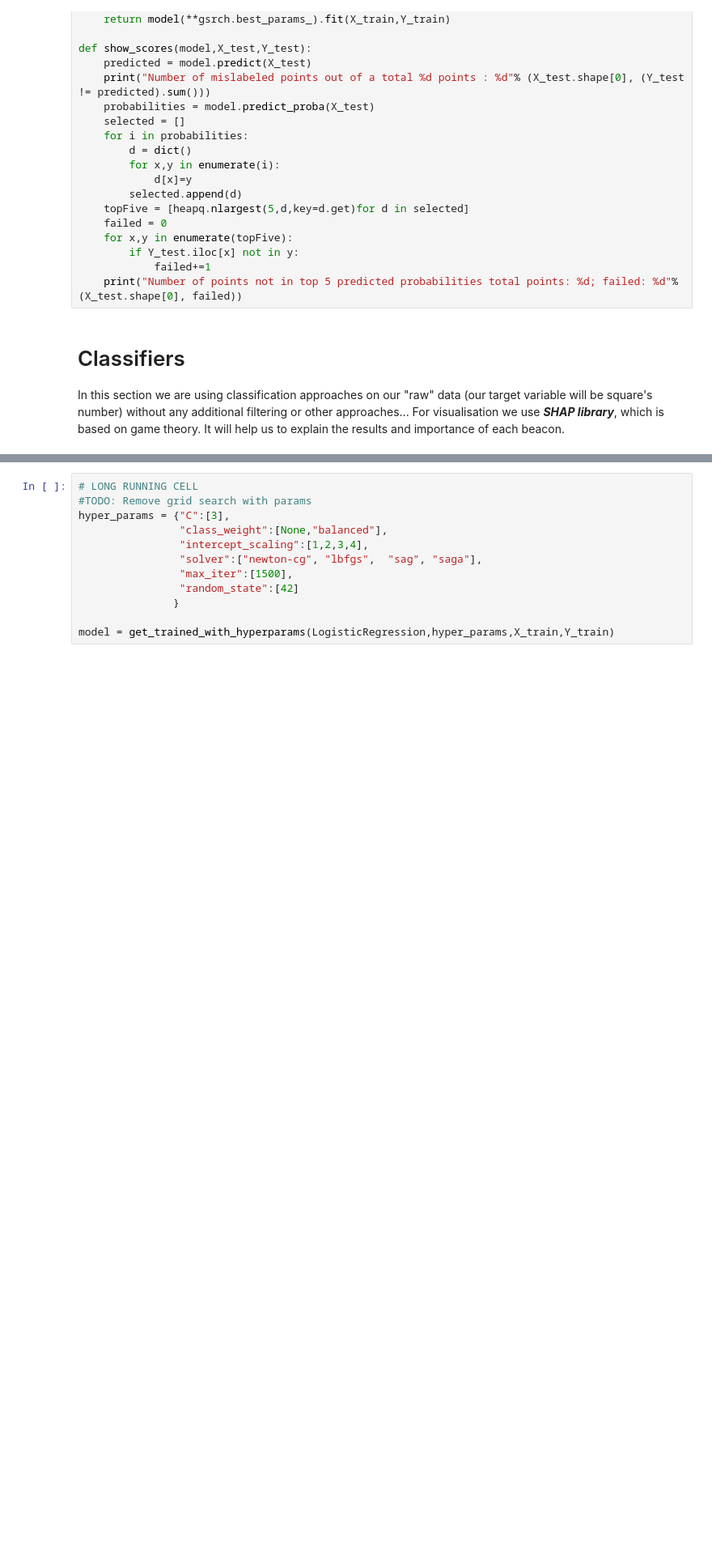
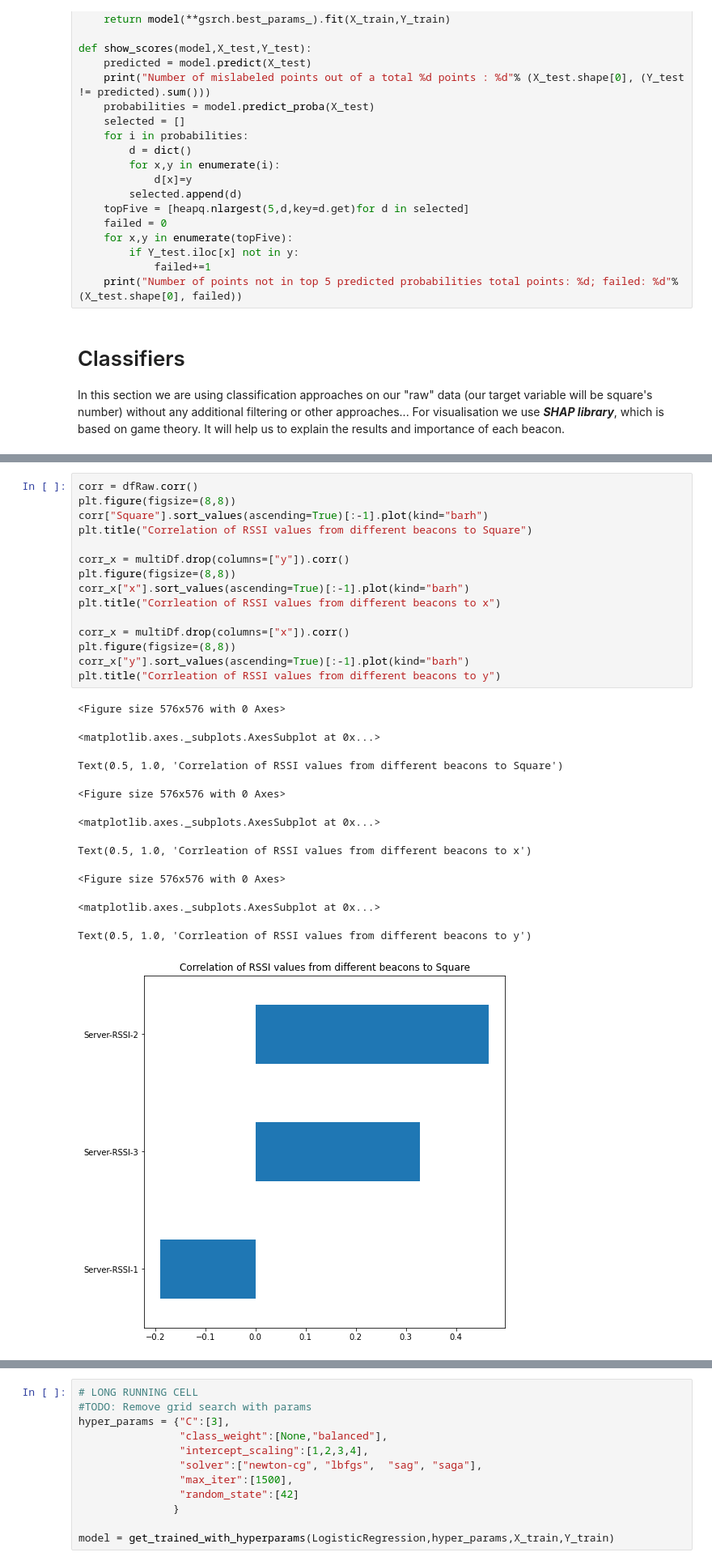
Before and after one commit to Midren/Localization, a Jupyter notebook: fingerprinting_classification.ipynb, the cells around one changed output, grey strips where cells are left out. Shown: that part at 81% size. Cells and saved outputs as stored; diff of their text form; blank space fills up the shorter version.

```diff
--- a/fingerprinting_classification.ipynb
+++ b/fingerprinting_classification.ipynb
@@ -154,0 +164,26 @@ We can observe that data is non-linear on __*correlation matrix*__:
+# %%
+corr = dfRaw.corr()
+plt.figure(figsize=(8,8))
+corr["Square"].sort_values(ascending=True)[:-1].plot(kind="barh")
+plt.title("Correlation of RSSI values from different beacons to Square")
+
+corr_x = multiDf.drop(columns=["y"]).corr()
+plt.figure(figsize=(8,8))
+corr_x["x"].sort_values(ascending=True)[:-1].plot(kind="barh")
+plt.title("Corrleation of RSSI values from different beacons to x")
+
+corr_x = multiDf.drop(columns=["x"]).corr()
+plt.figure(figsize=(8,8))
+corr_x["y"].sort_values(ascending=True)[:-1].plot(kind="barh")
+plt.title("Corrleation of RSSI values from different beacons to y")
+# %% [output]
+<Figure size 576x576 with 0 Axes>
+<matplotlib.axes._subplots.AxesSubplot at 0x...>
+Text(0.5, 1.0, 'Correlation of RSSI values from different beacons to Square')
+<Figure size 576x576 with 0 Axes>
+<matplotlib.axes._subplots.AxesSubplot at 0x...>
+Text(0.5, 1.0, 'Corrleation of RSSI values from different beacons to x')
+<Figure size 576x576 with 0 Axes>
+<matplotlib.axes._subplots.AxesSubplot at 0x...>
+Text(0.5, 1.0, 'Corrleation of RSSI values from different beacons to y')
+[figure, added]
```
Also changed, not shown: parts of 15 cells of this notebook.
